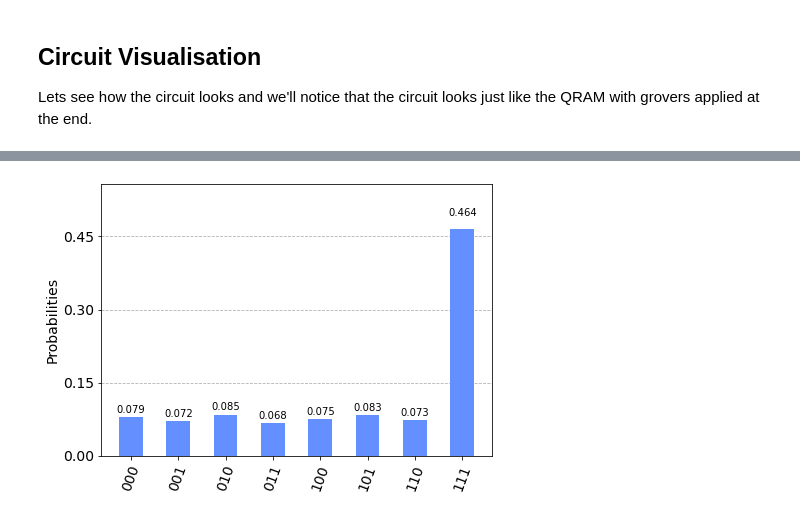
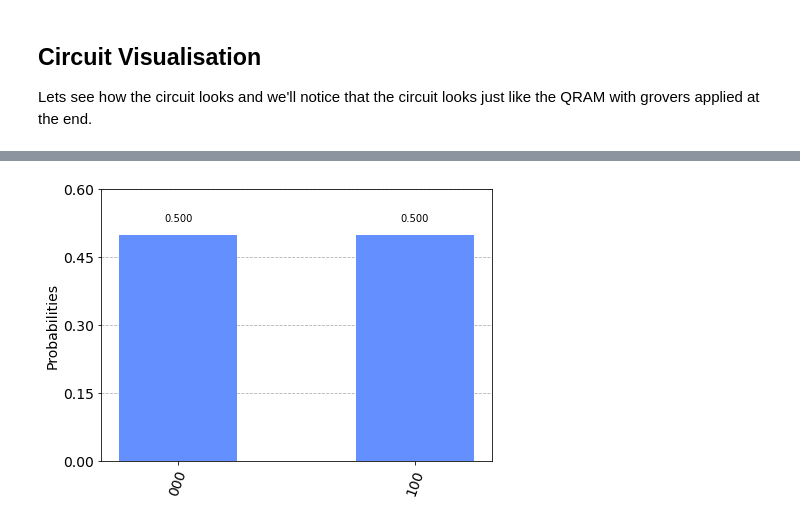
Before and after one commit to viveksubramaniam/QOSF_task1, a Jupyter notebook: QOSF_Task1.ipynb, the cells around one changed output, grey strips where cells are left out. Saved outputs shown, nothing was run; the diff lists cells and outputs as text; code cells hidden in the pictures.

```diff
--- a/QOSF_Task1.ipynb
+++ b/QOSF_Task1.ipynb
@@ -194,7 +210,7 @@ P.S. As we can see below there is a bug in the program that is not making the ci
 # %%
-qcirc = q_ram([1,5,7,10])
-backend = Aer.get_backend("qasm_simulator")
-job = execute(qcirc, backend, shots = 1024)
-res = job.result()
-counts = res.get_counts()
-plot_histogram(counts)
+def measurementOutcome(circ):
+  backend = Aer.get_backend("qasm_simulator")
+  job = execute(circ, backend, shots = 1024)
+  res = job.result()
+  counts = res.get_counts()
+  return counts
@@ -203,9 +217,6 @@ plot_histogram(counts)
-# %%
-qcirc = q_ram([1,0,0,0])
-backend = Aer.get_backend("qasm_simulator")
-job = execute(qcirc, backend, shots = 1024)
-res = job.result()
-counts = res.get_counts()
-plot_histogram(counts)
-# %% [output]
-[figure, removed]
+# %%
+qcirc = q_ram([1,2,3])
+counts = measurementOutcome(qcirc)
+plot_histogram(counts)
+# %% [output]
+[figure, added]
```
Also changed, not shown: parts of 13 cells of this notebook.
